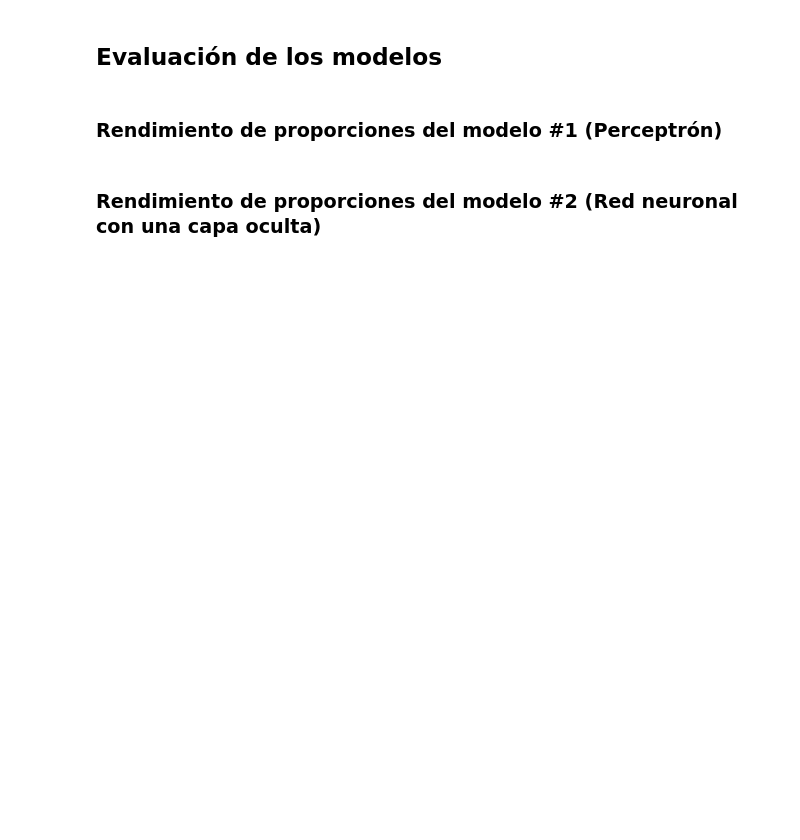
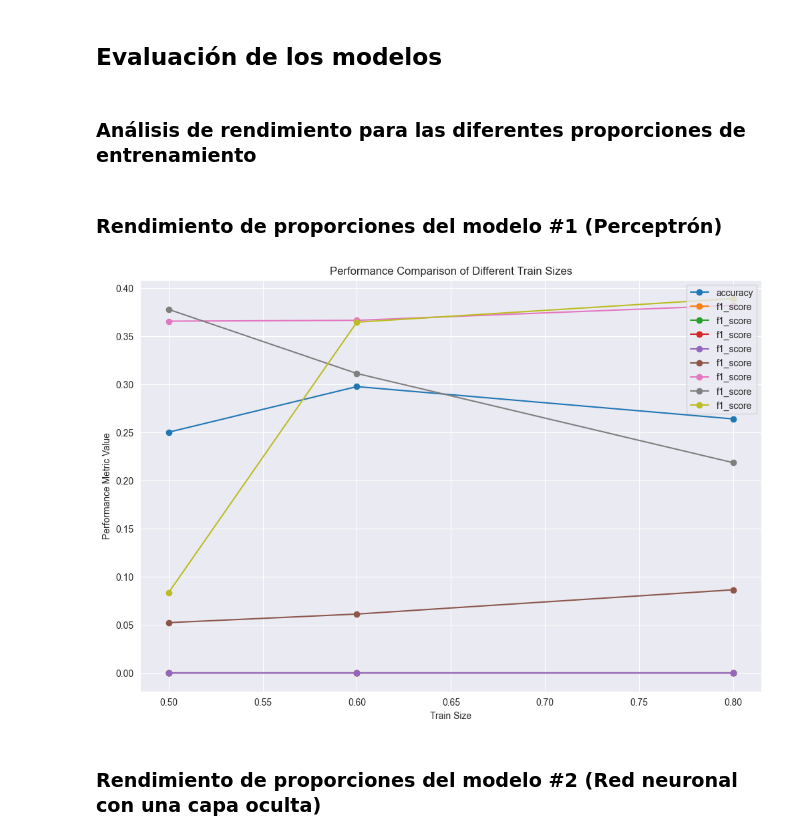
Before and after one commit to Nidhood/project-3-IA, a Jupyter notebook: IA-ANN2.ipynb, the cells around one changed output. Cells and saved outputs as stored; diff of their text form; code cells hidden in the pictures; blank space fills up the shorter version.

Commit message:
Upload performance evaluation for each model and proportion

```diff
--- a/IA-ANN2.ipynb
+++ b/IA-ANN2.ipynb
@@ -550,6 +407,6 @@ def build_model_3():
 ### Modelo 1
 # %%
 model_1_1 = build_model_1()
-model_1_1.fit(x_data_train1_scaled, y_data_train1, epochs=100, batch_size=32, validation_data=(x_data_test1_scaled, y_data_test1))
+history_1_1 = model_1_1.fit(x_data_train1_scaled, y_data_train1, epochs=100, batch_size=32, validation_data=(x_data_test1_scaled, y_data_test1))
 # %% [output]
 Epoch 1/100
@@ -573,5 +429,5 @@ Epoch 100/100
 # %%
 model_1_2 = build_model_1()
-model_1_2.fit(x_data_train2_scaled, y_data_train2, epochs=100, batch_size=32, validation_data=(x_data_test2_scaled, y_data_test2))
+history_1_2 = model_1_2.fit(x_data_train2_scaled, y_data_train2, epochs=100, batch_size=32, validation_data=(x_data_test2_scaled, y_data_test2))
 # %% [output]
 Epoch 1/100
@@ -595,5 +450,5 @@ Epoch 100/100
 # %%
 model_1_3 = build_model_1()
-model_1_3.fit(x_data_train3_scaled, y_data_train3, epochs=100, batch_size=32, validation_data=(x_data_test3_scaled, y_data_test3))
+history_1_3 = model_1_3.fit(x_data_train3_scaled, y_data_train3, epochs=100, batch_size=32, validation_data=(x_data_test3_scaled, y_data_test3))
 # %% [output]
 Epoch 1/100
@@ -753,2 +601,4 @@ Epoch 100/100
 # %% [markdown]
 ## **Evaluación de los modelos**
+# %% [markdown]
+### Análisis de rendimiento para las diferentes proporciones de entrenamiento
@@ -755,4 +654,8 @@ Epoch 100/100
 # %% [markdown]
 ### Rendimiento de proporciones del modelo #1 (Perceptrón)
+# %%
+plot_metrics_comparison(history_1_1, history_1_2, history_1_3)
+# %% [output]
+[figure, added]
 # %% [markdown]
 ### Rendimiento de proporciones del modelo #2 (Red neuronal con una capa oculta)
```
Also changed, not shown: parts of 30 cells of this notebook.
